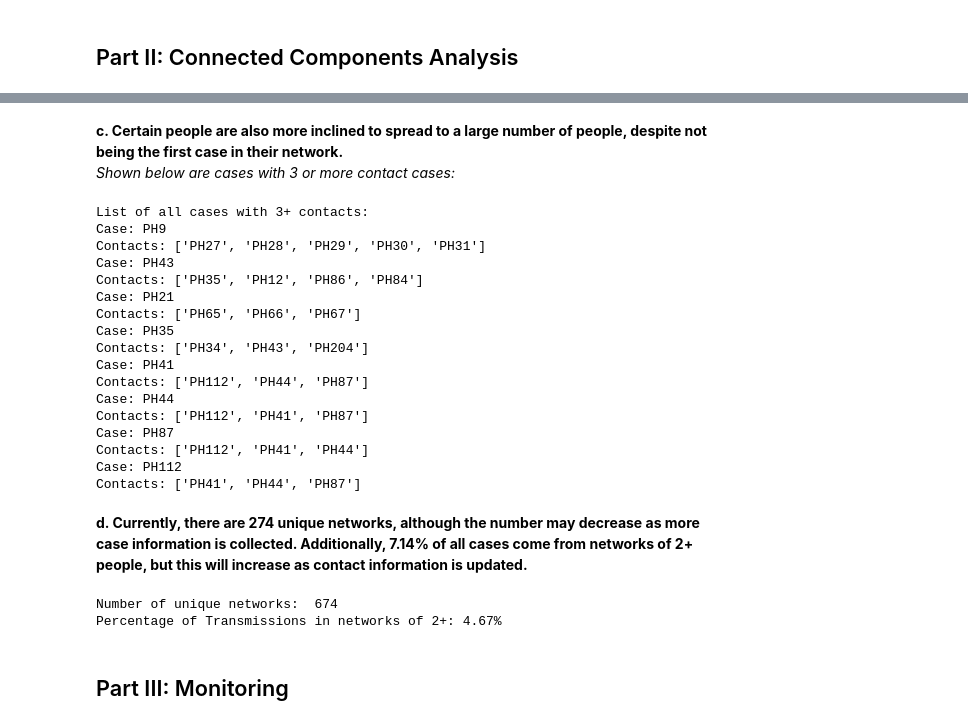
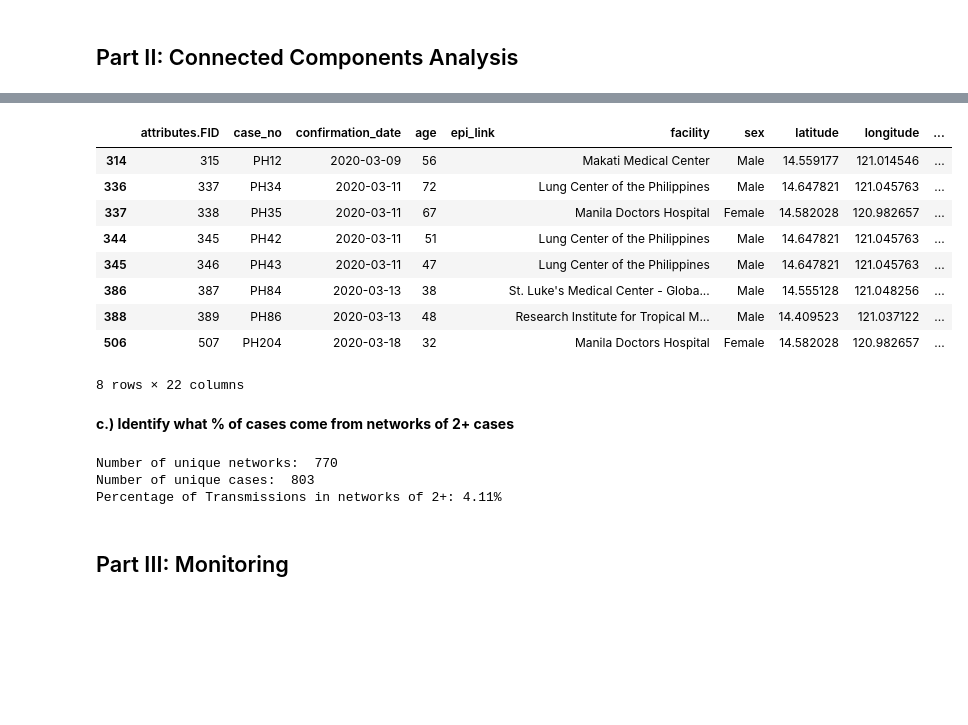
Before and after one commit to enzoampil/phcovid, a Jupyter notebook: sample/Cases Network Analysis.ipynb, the cells around one changed output, grey strips where cells are left out. Cells and saved outputs as stored; diff of their text form; code cells hidden in the pictures; blank space fills up the shorter version.

```diff
--- a/sample/Cases Network Analysis.ipynb
+++ b/sample/Cases Network Analysis.ipynb
@@ -122,41 +55,29 @@ df[df['case_no_int'].isin(comp_list[9])]
-# %% [markdown]
-<b>c. Certain people are also more inclined to spread to a large number of people, despite not being the first case in their network.</b><br>
-<i>Shown below are cases with 3 or more contact cases:</i>
-# %%
-print("List of all cases with 3+ contacts:")
-for key in contact_map.keys():
-    current_list = []
-    if(len(contact_map[key])>=3):
-        for i in contact_map[key]:
-            current_list = current_list + ['PH' + str(i)]
-        print(f'Case: PH{key}')
-        print(f'Contacts: {current_list}')
-# %% [output]
-List of all cases with 3+ contacts:
-Case: PH9
-Contacts: ['PH27', 'PH28', 'PH29', 'PH30', 'PH31']
-Case: PH43
-Contacts: ['PH35', 'PH12', 'PH86', 'PH84']
-Case: PH21
-Contacts: ['PH65', 'PH66', 'PH67']
-Case: PH35
-Contacts: ['PH34', 'PH43', 'PH204']
-Case: PH41
-Contacts: ['PH112', 'PH44', 'PH87']
-Case: PH44
-Contacts: ['PH112', 'PH41', 'PH87']
-Case: PH87
-Contacts: ['PH112', 'PH41', 'PH44']
-Case: PH112
-Contacts: ['PH41', 'PH44', 'PH87']
-# %% [markdown]
-<b>d. Currently, there are 274 unique networks, although the number may decrease as more case information is collected. Additionally, 7.14% of all cases come from networks of 2+ people, but this will increase as contact information is updated.</b>
+# %%
+cases_largest_network = list(case_network.loc[case_network['network_no']==9,'network_cases'])[0]
+df[df['case_no_num'].isin(cases_largest_network)]
+# %% [output]
+|  | attributes.FID | case_no | confirmation_date | age | epi_link | facility | sex | latitude | longitude | ... |
+| 314 | 315 | PH12 | 2020-03-09 | 56 |  | Makati Medical Center | Male | 14.559177 | 121.014546 | ... |
+| 336 | 337 | PH34 | 2020-03-11 | 72 |  | Lung Center of the Philippines | Male | 14.647821 | 121.045763 | ... |
+| 337 | 338 | PH35 | 2020-03-11 | 67 |  | Manila Doctors Hospital | Female | 14.582028 | 120.982657 | ... |
+| 344 | 345 | PH42 | 2020-03-11 | 51 |  | Lung Center of the Philippines | Male | 14.647821 | 121.045763 | ... |
+| 345 | 346 | PH43 | 2020-03-11 | 47 |  | Lung Center of the Philippines | Male | 14.647821 | 121.045763 | ... |
+| 386 | 387 | PH84 | 2020-03-13 | 38 |  | St. Luke's Medical Center - Globa... | Male | 14.555128 | 121.048256 | ... |
+| 388 | 389 | PH86 | 2020-03-13 | 48 |  | Research Institute for Tropical M... | Male | 14.409523 | 121.037122 | ... |
+| 506 | 507 | PH204 | 2020-03-18 | 32 |  | Manila Doctors Hospital | Female | 14.582028 | 120.982657 | ... |
+8 rows × 22 columns
+# %% [markdown]
+<b>c.) Identify what % of cases come from networks of 2+ cases</b>
 # %%
-print("Number of unique networks: ", cnt_cc)
-print(f"Percentage of Transmissions in networks of 2+: {round(100*(1-cnt_cc/cnt),2)}%")
+network_cnt = len(case_network)
+cases_cnt = len(df)
+print("Number of unique networks: ", network_cnt)
+print("Number of unique cases: ", cases_cnt)
+print(f"Percentage of Transmissions in networks of 2+: {round(100*(1-network_cnt/cases_cnt),2)}%")
 # %% [output]
-Number of unique networks:  674
-Percentage of Transmissions in networks of 2+: 4.67%
+Number of unique networks:  770
+Number of unique cases:  803
+Percentage of Transmissions in networks of 2+: 4.11%
 # %% [markdown]
 ## Part III: Monitoring
 # %% [markdown]
```
Also changed, not shown: parts of 27 cells of this notebook.
